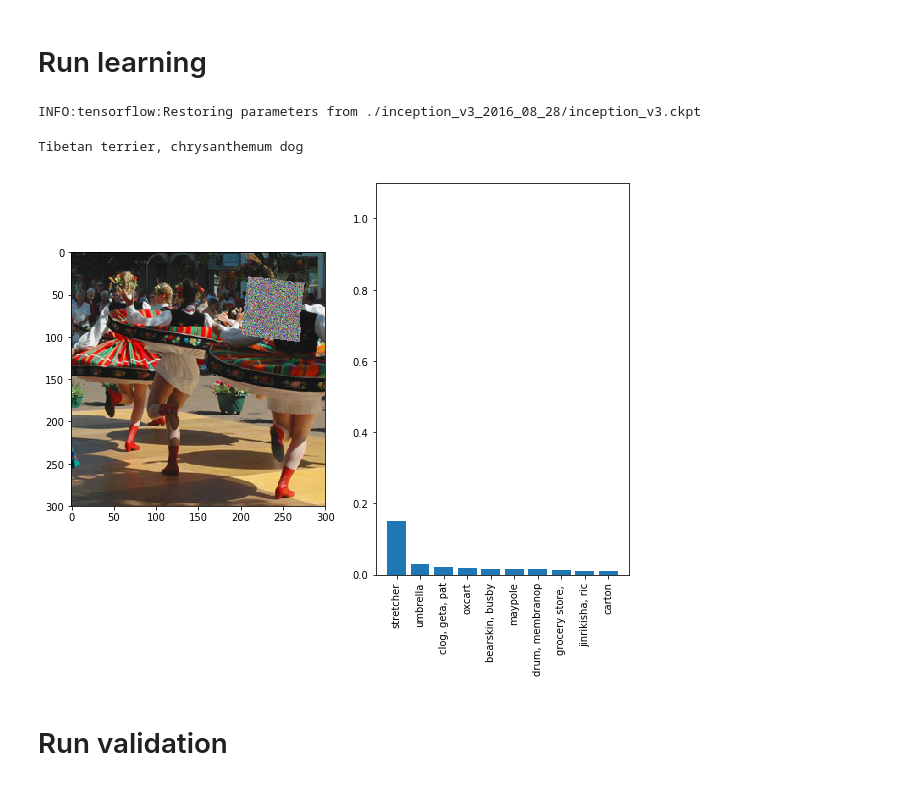
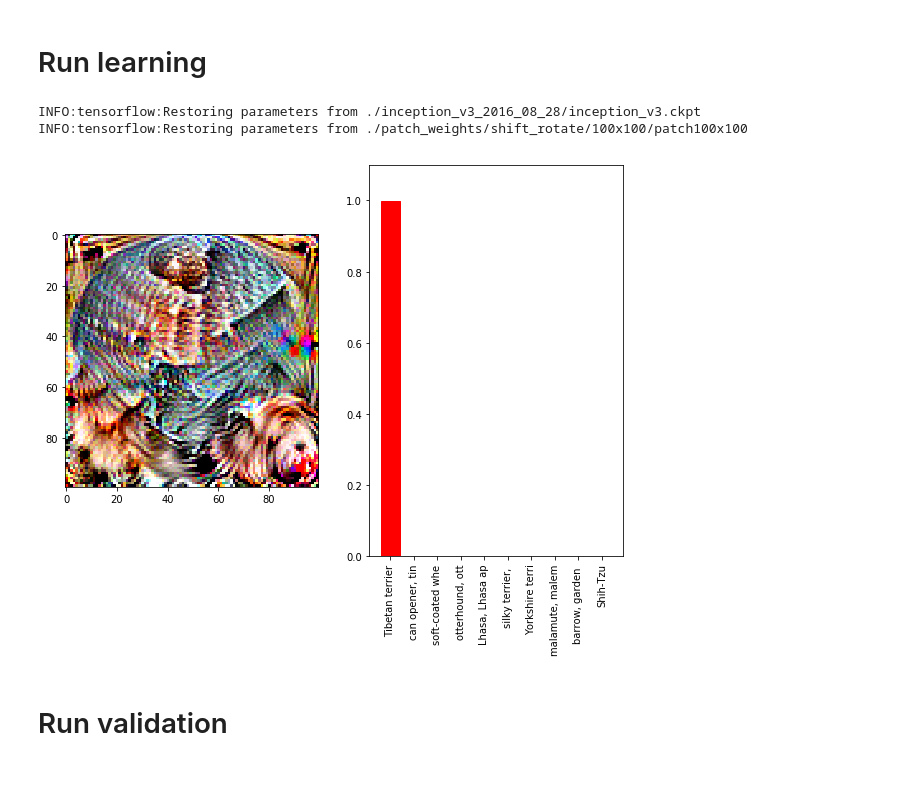
Before and after one commit to SlavaInder/209AS_Adversarial_Patch, a Jupyter notebook: python_files/main.ipynb, the cells around one changed output. Saved outputs shown, nothing was run; the diff lists cells and outputs as text; code cells hidden in the pictures.

```diff
--- a/python_files/main.ipynb
+++ b/python_files/main.ipynb
@@ -63,7 +63,7 @@ folder_for_patch_chkpt = "./patch_weights/shift_rotate/"
 # specify the patch size, mean, std
 mean = 0
 std = 0.3
-size = 70
+size = 100
 
 
 # get patch initializer
@@ -131,9 +131,7 @@ patch_array = patch_utils.multiply(naive_patch, train_images)
 
 # fold patch
 # folded_array = fold(patch_array, start, thickness)
-folded_array = tf.cond(slope>0,
-                       lambda: fold_positive_slope(patch_array, start, end, thickness, slope),
-                       lambda: fold_negative_slope(patch_array, start, end, thickness, slope))
+folded_array = patch_utils.foldVariety(patch_array, start, end, thickness, slope)
 c = tf.print(tf.shape(folded_array))
 
 # shift patch
@@ -235,16 +223,16 @@ writer = tf.summary.FileWriter('./graphs', tf.get_default_graph())
 num_steps = 1
 
 # specify whether we start to learn new patch or continue from a checkpoint
-load_patch = False
+load_patch = True
 # specify whether to save patch
-save_patch = True
+save_patch = False
 
 my_feed_dict = {
     x_shifts: 0,
     y_shifts: 200,
     start: 0,
-    end: 40,
-    thickness: 10,
+    end: size,
+    thickness: size // 10 - 1,
     slope: 0,
     learning_rate: 1,
     target_class: 200,
@@ -266,8 +254,8 @@ with tf.Session() as sess:
     # make gradient updates
     for i in range(num_steps):
         # sample fold
-        my_feed_dict[end] = np.random.randint(0, size - size // 10 - 1)
-        my_feed_dict[thickness] = np.random.randint(1, size // 10)
+        my_feed_dict[start] = np.random.randint(0, size - size // 10 - 1)
+        my_feed_dict[thickness] = np.random.randint(5, size // 10)
 
         # sample location
         my_feed_dict[x_shifts] = np.random.randint(0, 300 - size - size // 10 - 1)
@@ -292,7 +280,7 @@ with tf.Session() as sess:
                            str(size) + 'x' + str(size))
 
         # scale loss
-        if (i+1) % 1000 == 0: my_feed_dict[learning_rate] *= 0.5
+        if (i+1) % 10000 == 0: my_feed_dict[learning_rate] *= 0.5
 
 
     # let's get outpts
@@ -305,19 +293,23 @@ with tf.Session() as sess:
                            str(size) + 'x' + str(size))
 # %% [output]
 INFO:tensorflow:Restoring parameters from ./inception_v3_2016_08_28/inception_v3.ckpt
+INFO:tensorflow:Restoring parameters from ./patch_weights/shift_rotate/100x100/patch100x100
 # %%
-#image_utils.plot_adversarial_image(ex_adv_image.reshape(300, 300, 3))
+post_proc_adv_patch = image_utils.postprocessing(ex_naive_patch)
+image_utils.show_probs(post_proc_adv_patch, ex_adv_probs[image_num],
+                       imagenet_labels, target_class=200)
+
+# image_utils.plot_adversarial_image(ex_adv_image.reshape(300, 300, 3))
 
 # print(ex_adv_images[3][50])
 
-image_num = 1
-print(imagenet_labels[200])
-post_proc_adv_images = image_utils.postprocessing(ex_adv_images)
-image_utils.show_probs(post_proc_adv_images[image_num], ex_adv_probs[image_num],
-                       imagenet_labels, target_class=200)
+# image_num = 1
+# print(imagenet_labels[200])
+# post_proc_adv_images = image_utils.postprocessing(ex_adv_images)
+# image_utils.show_probs(post_proc_adv_images[image_num], ex_adv_probs[image_num],
+#                        imagenet_labels, target_class=200)
 # %% [output]
-Tibetan terrier, chrysanthemum dog
-[figure, old version]
+[figure, new version]
 # %% [markdown]
 # Run validation
 # %% [markdown]
```
Also changed, not shown: parts of 11 cells of this notebook, 55 other files.
